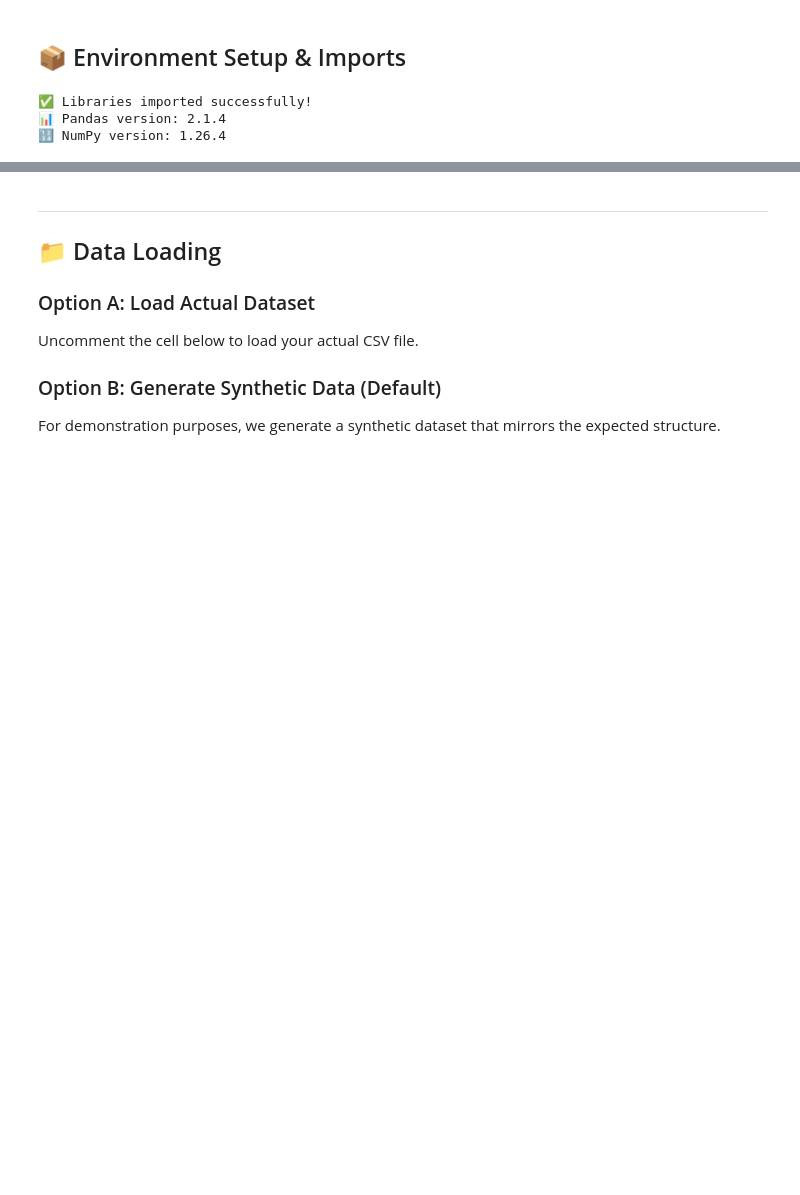
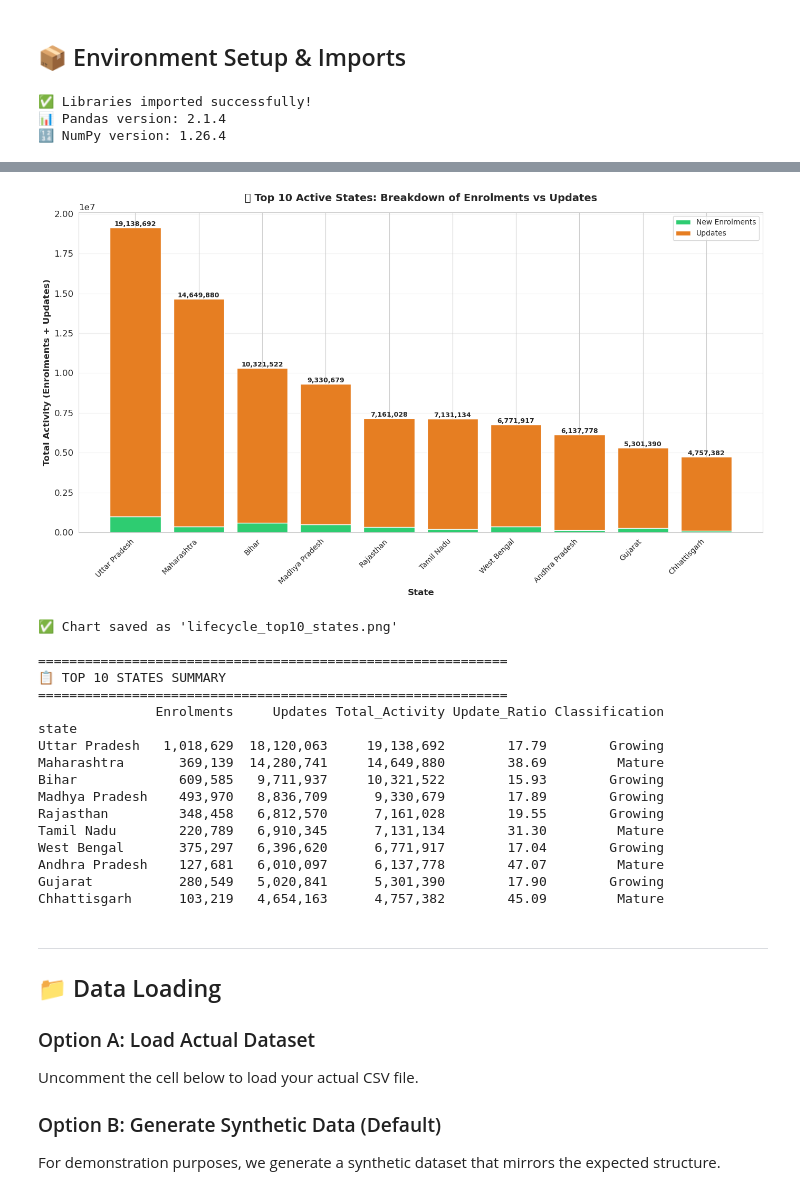
Before and after one commit to csy20/UIDAI, a Jupyter notebook: UIDAI_Aadhaar_Hackathon_2026.ipynb, the cells around one changed output, grey strips where cells are left out. Saved outputs shown, nothing was run; the diff lists cells and outputs as text; code cells hidden in the pictures; blank space fills up the shorter version.

```diff
--- a/UIDAI_Aadhaar_Hackathon_2026.ipynb
+++ b/UIDAI_Aadhaar_Hackathon_2026.ipynb
@@ -57,3 +313,73 @@ print(f"🔢 NumPy version: {np.__version__}")
+# %%
+# ============================================================
+# STACKED BAR CHART: TOP 10 ACTIVE STATES
+# ============================================================
+
+# Get top 10 states by total activity
+top10 = stats.head(10).copy()
+
+# Create the stacked bar chart
+fig, ax = plt.subplots(figsize=(14, 8))
+
+# Bar positions
+states = top10.index.tolist()
+x = range(len(states))
+
+# Plot stacked bars
+bars1 = ax.bar(x, top10['Enrolments'], label='New Enrolments', color='#2ecc71', edgecolor='white', linewidth=1)
+bars2 = ax.bar(x, top10['Updates'], bottom=top10['Enrolments'], label='Updates', color='#e67e22', edgecolor='white', linewidth=1)
+
+# Customize the chart
+ax.set_xlabel('State', fontsize=12, fontweight='bold')
+ax.set_ylabel('Total Activity (Enrolments + Updates)', fontsize=12, fontweight='bold')
+ax.set_title('📊 Top 10 Active States: Breakdown of Enrolments vs Updates',
+             fontsize=14, fontweight='bold', pad=15)
+ax.set_xticks(x)
+ax.set_xticklabels(states, rotation=45, ha='right', fontsize=10)
+ax.legend(loc='upper right', fontsize=10)
+
+# Add value labels on bars
+for i, (enrol, update) in enumerate(zip(top10['Enrolments'], top10['Updates'])):
+    total = enrol + update
+    ax.annotate(f'{total:,.0f}', xy=(i, total), ha='center', va='bottom',
+                fontsize=9, fontweight='bold')
+
+ax.grid(axis='y', alpha=0.3)
+plt.tight_layout()
+
+plt.savefig('lifecycle_top10_states.png', dpi=300, bbox_inches='tight', facecolor='white')
+plt.show()
+print("\n✅ Chart saved as 'lifecycle_top10_states.png'")
+
+# Summary table
+print("\n" + "=" * 60)
+print("📋 TOP 10 STATES SUMMARY")
+print("=" * 60)
+summary = top10[['Enrolments', 'Updates', 'Total_Activity', 'Update_Ratio', 'Classification']].copy()
+summary['Enrolments'] = summary['Enrolments'].apply(lambda x: f'{x:,.0f}')
+summary['Updates'] = summary['Updates'].apply(lambda x: f'{x:,.0f}')
+summary['Total_Activity'] = summary['Total_Activity'].apply(lambda x: f'{x:,.0f}')
+summary['Update_Ratio'] = summary['Update_Ratio'].apply(lambda x: f'{x:.2f}')
+print(summary.to_string())
+# %% [output]
+[figure, added]
+✅ Chart saved as 'lifecycle_top10_states.png'
+
+============================================================
+📋 TOP 10 STATES SUMMARY
+============================================================
+               Enrolments     Updates Total_Activity Update_Ratio Classification
+state
+Uttar Pradesh   1,018,629  18,120,063     19,138,692        17.79        Growing
+Maharashtra       369,139  14,280,741     14,649,880        38.69         Mature
+Bihar             609,585   9,711,937     10,321,522        15.93        Growing
+Madhya Pradesh    493,970   8,836,709      9,330,679        17.89        Growing
+Rajasthan         348,458   6,812,570      7,161,028        19.55        Growing
+Tamil Nadu        220,789   6,910,345      7,131,134        31.30         Mature
+West Bengal       375,297   6,396,620      6,771,917        17.04        Growing
+Andhra Pradesh    127,681   6,010,097      6,137,778        47.07         Mature
+Gujarat           280,549   5,020,841      5,301,390        17.90        Growing
+Chhattisgarh      103,219   4,654,163      4,757,382        45.09         Mature
 # %% [markdown]
 ---
 
```
Also changed, not shown: parts of 7 cells of this notebook, 14 other files.
